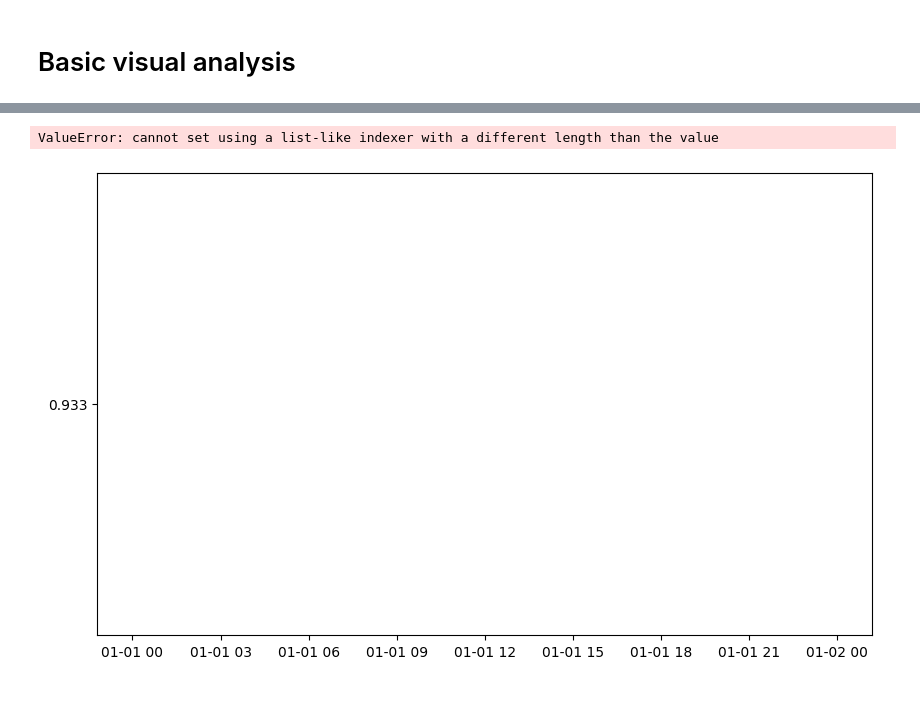
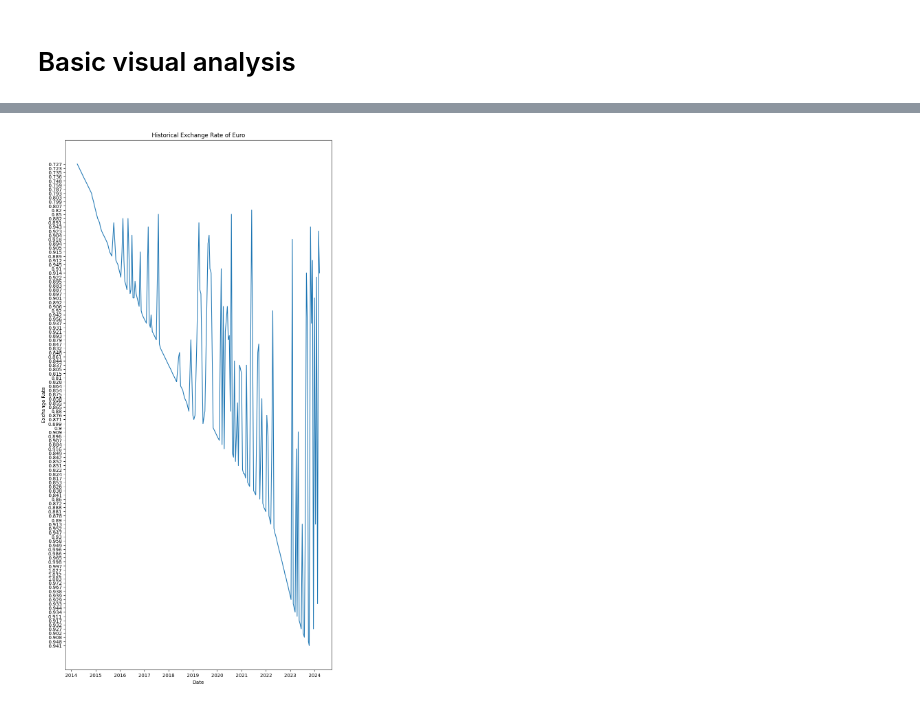
Before and after one commit to unicef/magasin, a Jupyter notebook: examples/un-currency-exchange/exploration/un-currency-exchange.ipynb, the cells around one changed output, grey strips where cells are left out. Drawn from its saved outputs; the diff is of its cells as text; code cells hidden in the pictures.

Commit message:
add a graph for EUR/USD

```diff
--- a/examples/un-currency-exchange/exploration/un-currency-exchange.ipynb
+++ b/examples/un-currency-exchange/exploration/un-currency-exchange.ipynb
@@ -275,4 +275,5 @@ df
 # %%
-euro_df = df[df['CurrencyCode'] == 'EUR'].sort_values('Date')
-euro_df.info()
+euro_df = df[df['CurrencyCode'] == 'EUR'].drop_duplicates(subset=['Date']).sort_values(by='Date')
+euro_df.reset_index(drop=True, inplace=True)
+euro_df
 # %% [output]
@@ -300,11 +293,11 @@ df.head()
 # %%
+import seaborn as sns
 
-plt.figure(figsize=(10, 6))
+plt.figure(figsize=(10, 20))
 sns.lineplot(data=euro_df, x='Date', y='ExchangeRate')
 plt.xlabel('Date')
 plt.ylabel('Exchange Rate')
 plt.title('Historical Exchange Rate of Euro')
 plt.show()
 # %% [output]
-ValueError: cannot set using a list-like indexer with a different length than the value
-[figure, old version]
+[figure, new version]
```
Also changed, not shown: parts of 3 cells of this notebook.
